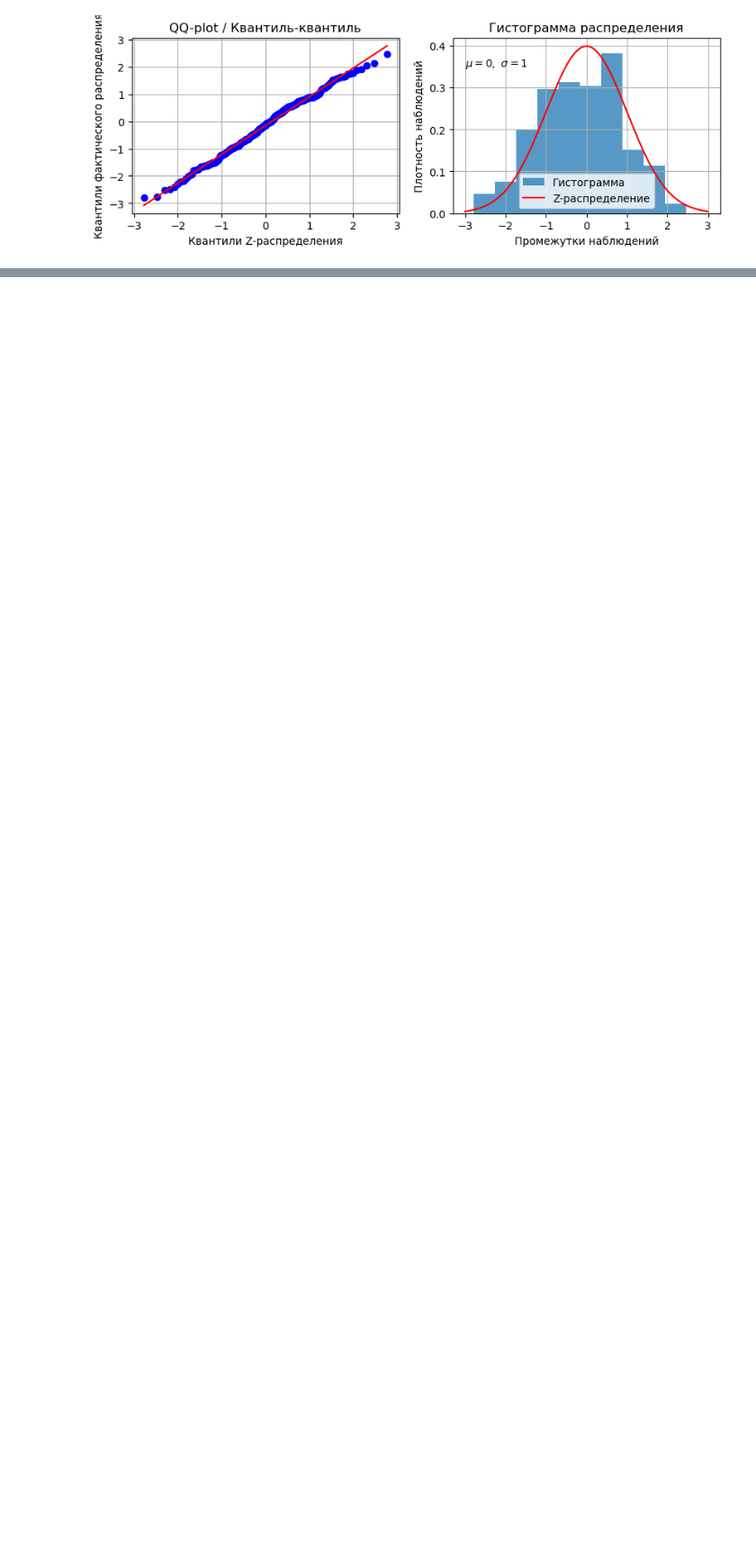
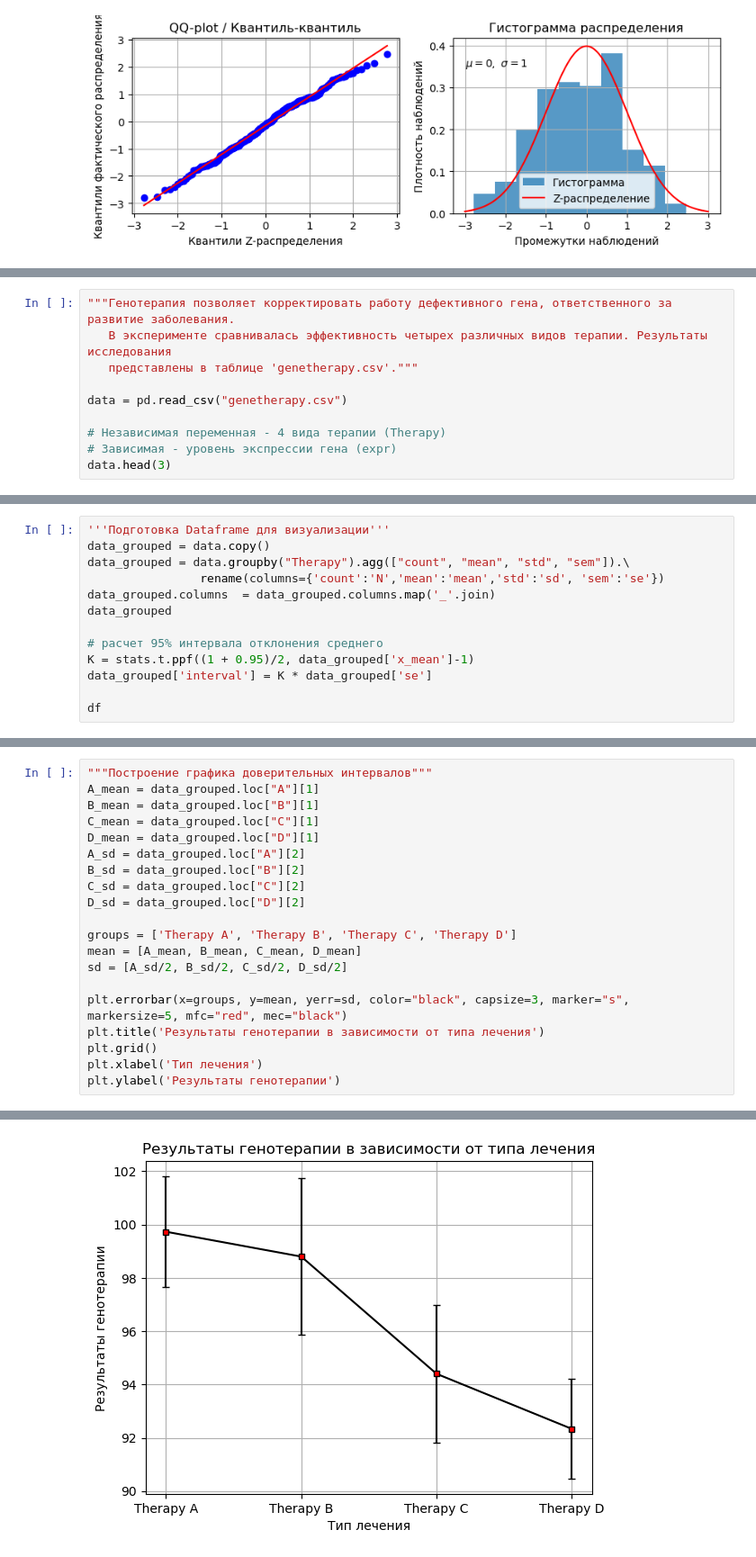
Before and after one commit to LiquidVac/My_study, a Jupyter notebook: STEPIK Basics of Statistics/Основы Статистики. Неделя 2.ipynb, the cells around one changed output, grey strips where cells are left out. Shown at 90% size. Drawn from its saved outputs; the diff is of its cells as text; blank space fills up the shorter version.

```diff
--- a/STEPIK Basics of Statistics/Основы Статистики. Неделя 2.ipynb
+++ b/STEPIK Basics of Statistics/Основы Статистики. Неделя 2.ipynb
@@ -388,0 +517,10 @@ plt.show()
+# %%
+"""Генотерапия позволяет корректировать работу дефективного гена, ответственного за развитие заболевания.
+   В эксперименте сравнивалась эффективность четырех различных видов терапии. Результаты исследования
+   представлены в таблице 'genetherapy.csv'."""
+
+data = pd.read_csv("genetherapy.csv")
+
+# Независимая переменная - 4 вида терапии (Therapy)
+# Зависимая - уровень экспрессии гена (expr)
+data.head(3)
@@ -388,0 +622,13 @@ plt.show()
+# %%
+'''Подготовка Dataframe для визуализации'''
+data_grouped = data.copy()
+data_grouped = data.groupby("Therapy").agg(["count", "mean", "std", "sem"]).\
+                rename(columns={'count':'N','mean':'mean','std':'sd', 'sem':'se'})
+data_grouped.columns  = data_grouped.columns.map('_'.join)
+data_grouped
+
+# расчет 95% интервала отклонения среднего
+K = stats.t.ppf((1 + 0.95)/2, data_grouped['x_mean']-1)
+data_grouped['interval'] = K * data_grouped['se']
+
+df
@@ -388,0 +642,21 @@ plt.show()
+# %%
+"""Построение графика доверительных интервалов"""
+A_mean = data_grouped.loc["A"][1]
+B_mean = data_grouped.loc["B"][1]
+C_mean = data_grouped.loc["C"][1]
+D_mean = data_grouped.loc["D"][1]
+A_sd = data_grouped.loc["A"][2]
+B_sd = data_grouped.loc["B"][2]
+C_sd = data_grouped.loc["C"][2]
+D_sd = data_grouped.loc["D"][2]
+
+groups = ['Therapy A', 'Therapy B', 'Therapy C', 'Therapy D']
+mean = [A_mean, B_mean, C_mean, D_mean]
+sd = [A_sd/2, B_sd/2, C_sd/2, D_sd/2]
+
+plt.errorbar(x=groups, y=mean, yerr=sd, color="black", capsize=3, marker="s", markersize=5, mfc="red", mec="black")
+plt.title('Результаты генотерапии в зависимости от типа лечения')
+plt.grid()
+plt.xlabel('Тип лечения')
+plt.ylabel('Результаты генотерапии')
+# %% [output]
@@ -388,0 +664 @@ plt.show()
+[figure, added]
```
Also changed, not shown: parts of 18 cells of this notebook.
